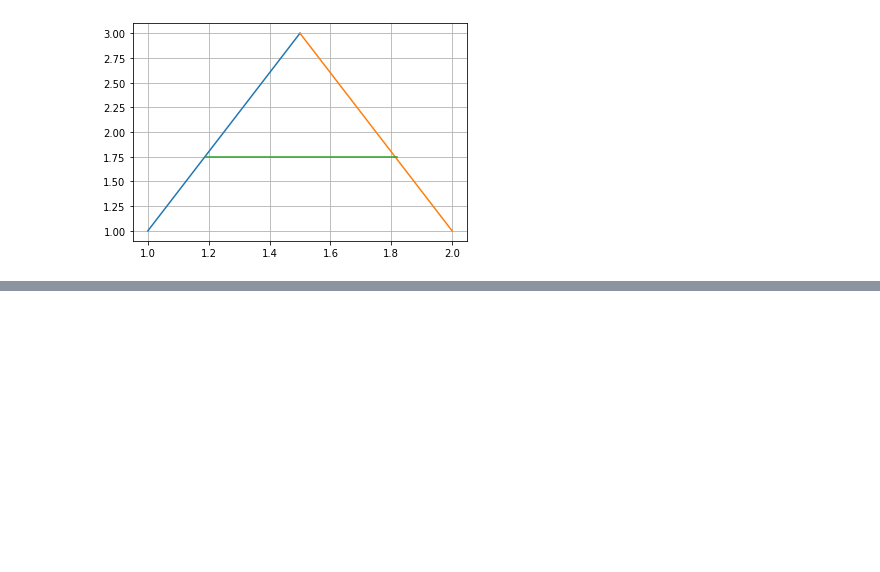
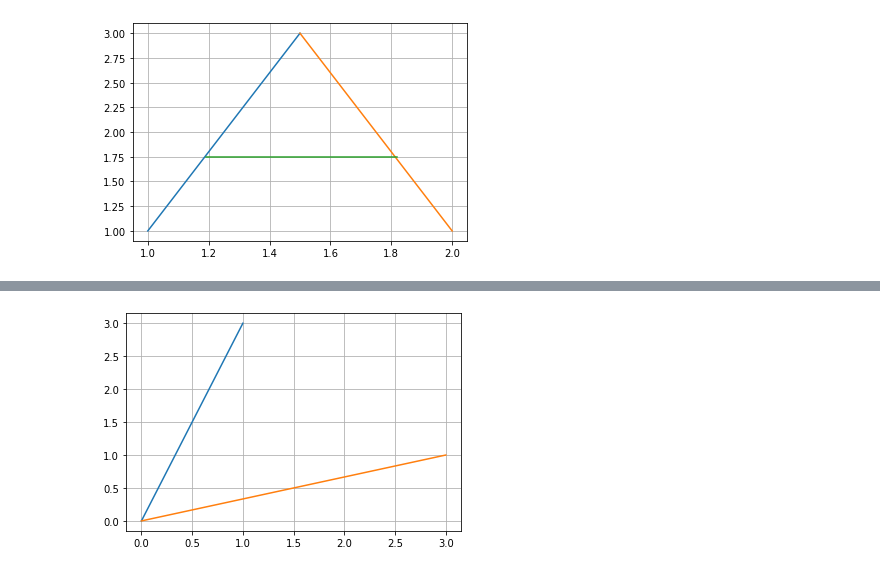
Before and after one commit to NaveedAhmadHematmal/LinearAlgebraInPython, a Jupyter notebook: 01_Chapter/1_2_Vectors.ipynb, the cells around one changed output, grey strips where cells are left out. Saved outputs shown, nothing was run; the diff lists cells and outputs as text; code cells hidden in the pictures; blank space fills up the shorter version.

```diff
--- a/01_Chapter/1_2_Vectors.ipynb
+++ b/01_Chapter/1_2_Vectors.ipynb
@@ -22,0 +51,13 @@ pl.plot([1.19, 1.82], [1.75, 1.75])
+# %%
+from matplotlib import pyplot as plt
+import numpy as np
+
+v1 = np.array([1, 3])
+v2 = np.array([3, 1])
+
+plt.plot([0, v1[0]], [0, v1[1]])
+plt.plot([0, v2[0]], [0, v2[1]])
+
+plt.grid()
+# %% [output]
+[figure, added]
```
Also changed, not shown: parts of 17 cells of this notebook.
